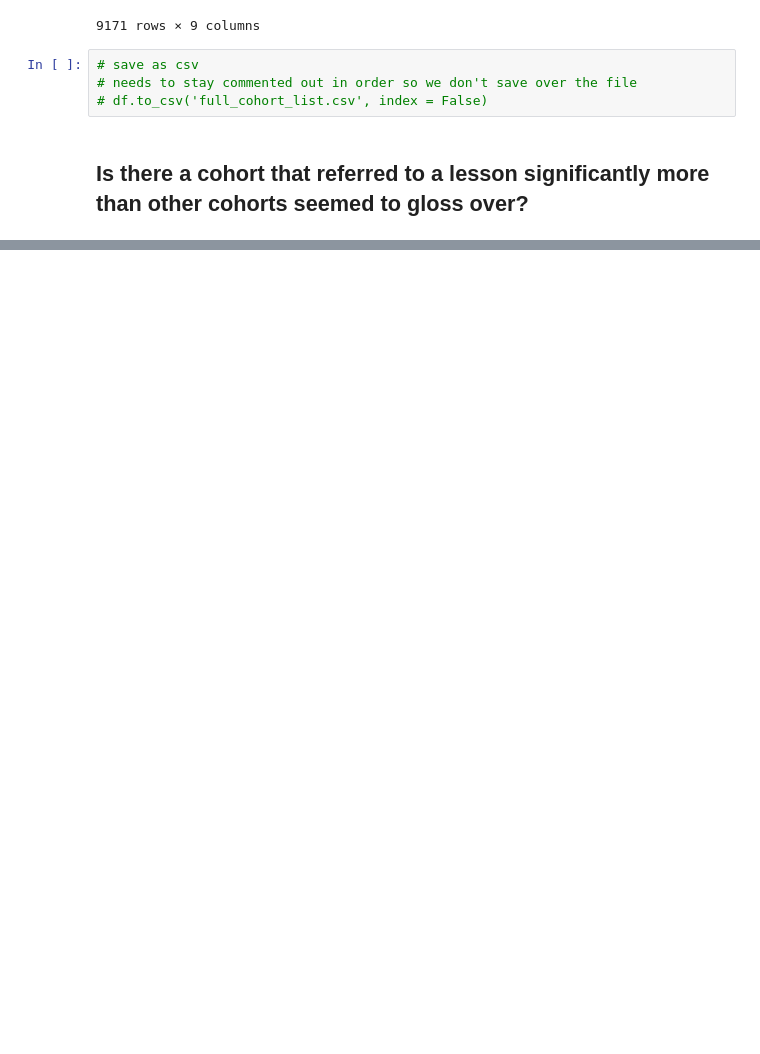
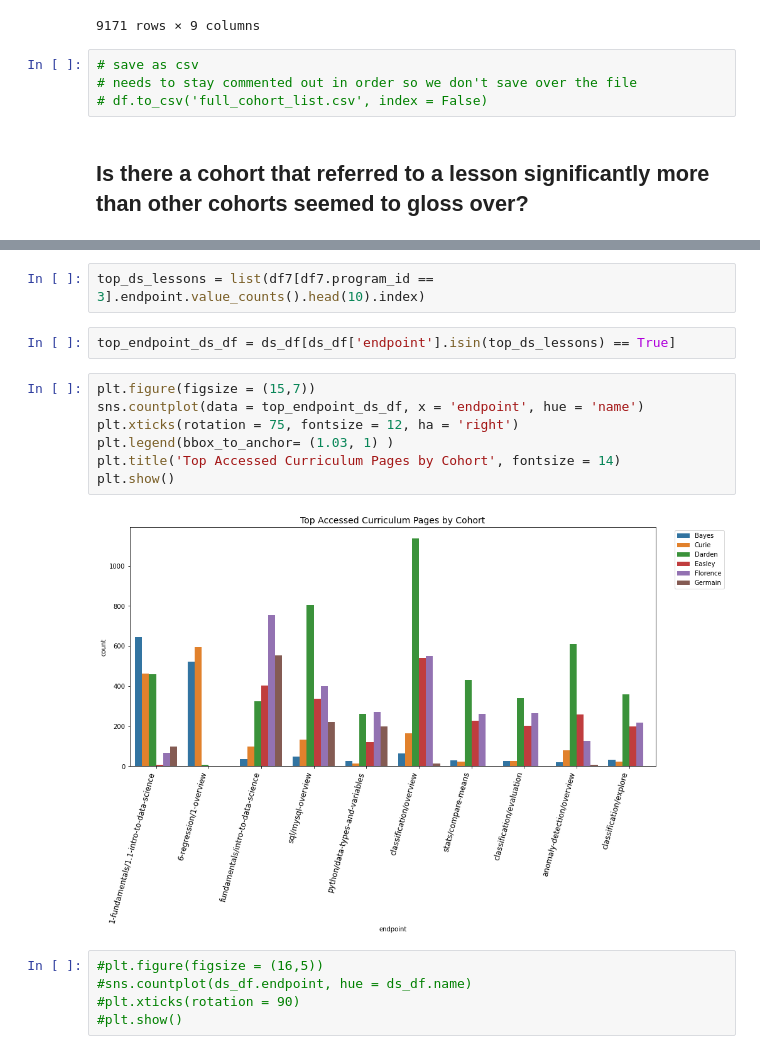
Before and after one commit to Florence-Team-8/anomaly-detection-project, a Jupyter notebook: heathers_notebook.ipynb, the cells around one changed output, grey strips where cells are left out. Drawn from its saved outputs; the diff is of its cells as text; blank space fills up the shorter version.

```diff
--- a/heathers_notebook.ipynb
+++ b/heathers_notebook.ipynb
@@ -232,0 +387,18 @@ for prog in program_list:
+# %%
+top_ds_lessons = list(df7[df7.program_id == 3].endpoint.value_counts().head(10).index)
+# %%
+top_endpoint_ds_df = ds_df[ds_df['endpoint'].isin(top_ds_lessons) == True]
+# %%
+plt.figure(figsize = (15,7))
+sns.countplot(data = top_endpoint_ds_df, x = 'endpoint', hue = 'name')
+plt.xticks(rotation = 75, fontsize = 12, ha = 'right')
+plt.legend(bbox_to_anchor= (1.03, 1) )
+plt.title('Top Accessed Curriculum Pages by Cohort', fontsize = 14)
+plt.show()
+# %% [output]
+[figure, added]
+# %%
+#plt.figure(figsize = (16,5))
+#sns.countplot(ds_df.endpoint, hue = ds_df.name)
+#plt.xticks(rotation = 90)
+#plt.show()
```
Also changed, not shown: parts of 23 cells of this notebook.
